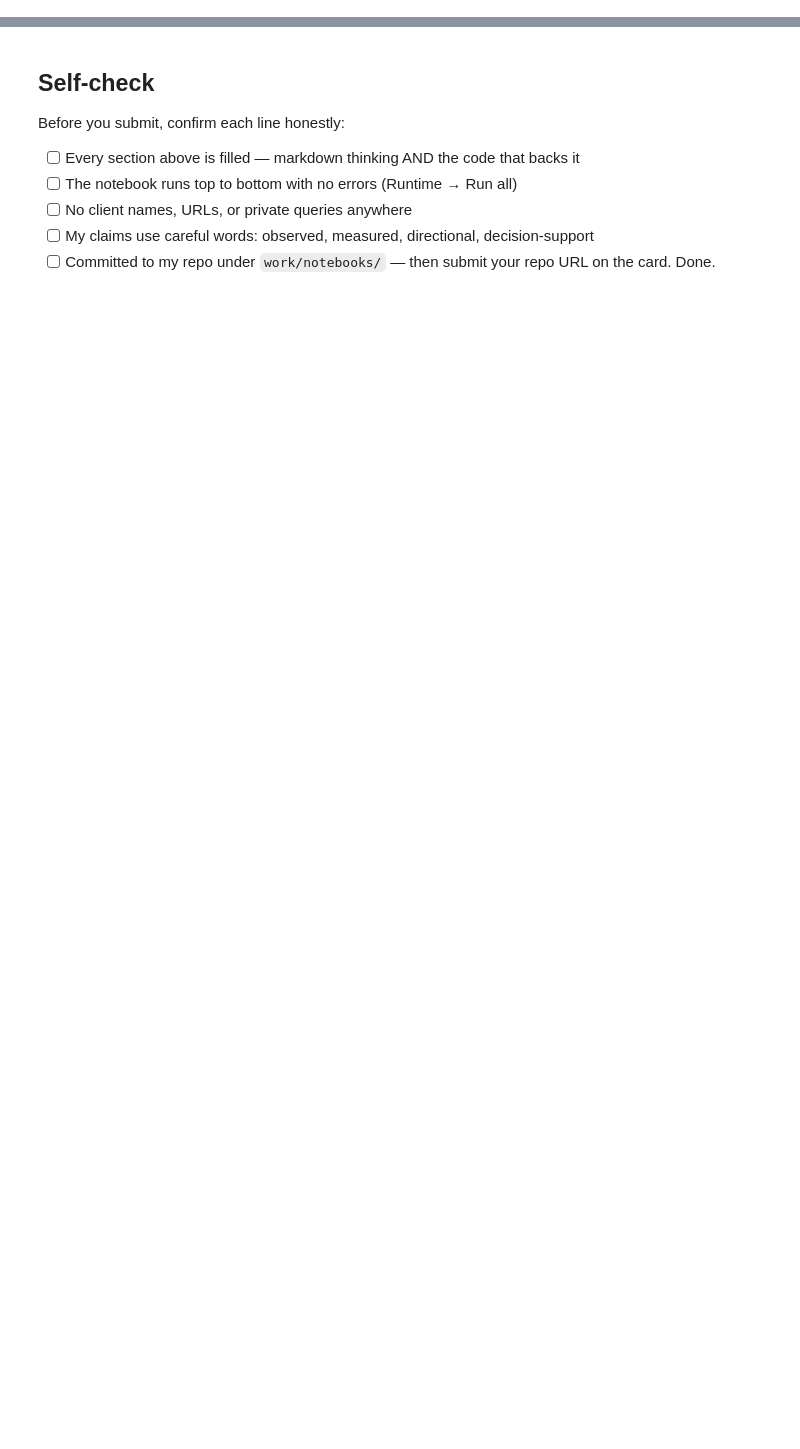
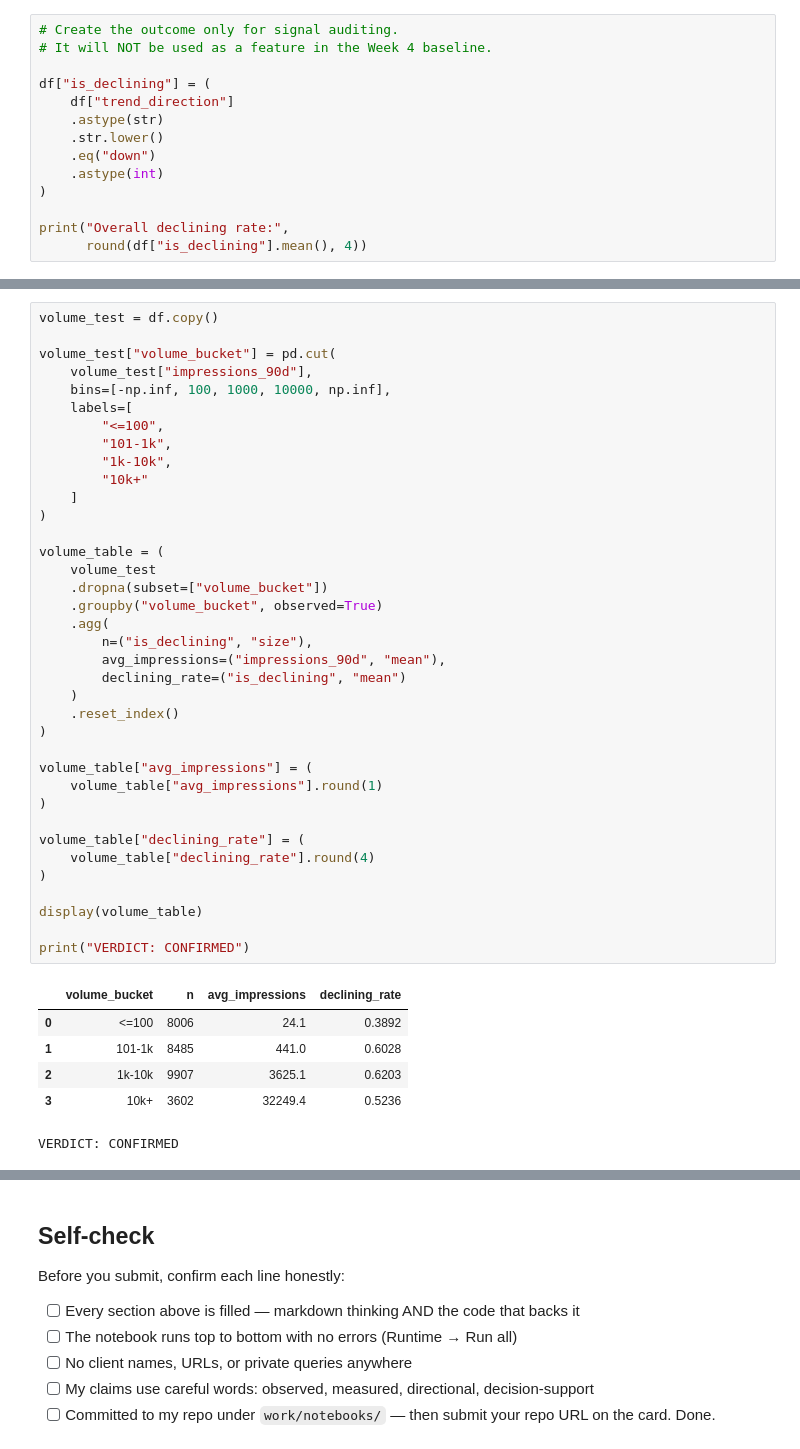
Before and after one commit to 13aakash/flyrank-ml-internship, a Jupyter notebook: work/notebooks/w04_signal_audit.ipynb, the cells around one changed output, grey strips where cells are left out. Drawn from its saved outputs; the diff is of its cells as text; blank space fills up the shorter version.

```diff
--- a/work/notebooks/w04_signal_audit.ipynb
+++ b/work/notebooks/w04_signal_audit.ipynb
@@ -36,0 +86,14 @@ This skeleton is yours to fill. Work the sections **in order** — each one has
+# %%
+# Create the outcome only for signal auditing.
+# It will NOT be used as a feature in the Week 4 baseline.
+
+df["is_declining"] = (
+    df["trend_direction"]
+    .astype(str)
+    .str.lower()
+    .eq("down")
+    .astype(int)
+)
+
+print("Overall declining rate:",
+      round(df["is_declining"].mean(), 4))
@@ -36,0 +156,44 @@ This skeleton is yours to fill. Work the sections **in order** — each one has
+# %%
+volume_test = df.copy()
+
+volume_test["volume_bucket"] = pd.cut(
+    volume_test["impressions_90d"],
+    bins=[-np.inf, 100, 1000, 10000, np.inf],
+    labels=[
+        "<=100",
+        "101-1k",
+        "1k-10k",
+        "10k+"
+    ]
+)
+
+volume_table = (
+    volume_test
+    .dropna(subset=["volume_bucket"])
+    .groupby("volume_bucket", observed=True)
+    .agg(
+        n=("is_declining", "size"),
+        avg_impressions=("impressions_90d", "mean"),
+        declining_rate=("is_declining", "mean")
+    )
+    .reset_index()
+)
+
+volume_table["avg_impressions"] = (
+    volume_table["avg_impressions"].round(1)
+)
+
+volume_table["declining_rate"] = (
+    volume_table["declining_rate"].round(4)
+)
+
+display(volume_table)
+
+print("VERDICT: CONFIRMED")
+# %% [output]
+|  | volume_bucket | n | avg_impressions | declining_rate |
+| 0 | <=100 | 8006 | 24.1 | 0.3892 |
+| 1 | 101-1k | 8485 | 441.0 | 0.6028 |
+| 2 | 1k-10k | 9907 | 3625.1 | 0.6203 |
+| 3 | 10k+ | 3602 | 32249.4 | 0.5236 |
+VERDICT: CONFIRMED
```
Also changed, not shown: parts of 23 cells of this notebook.
